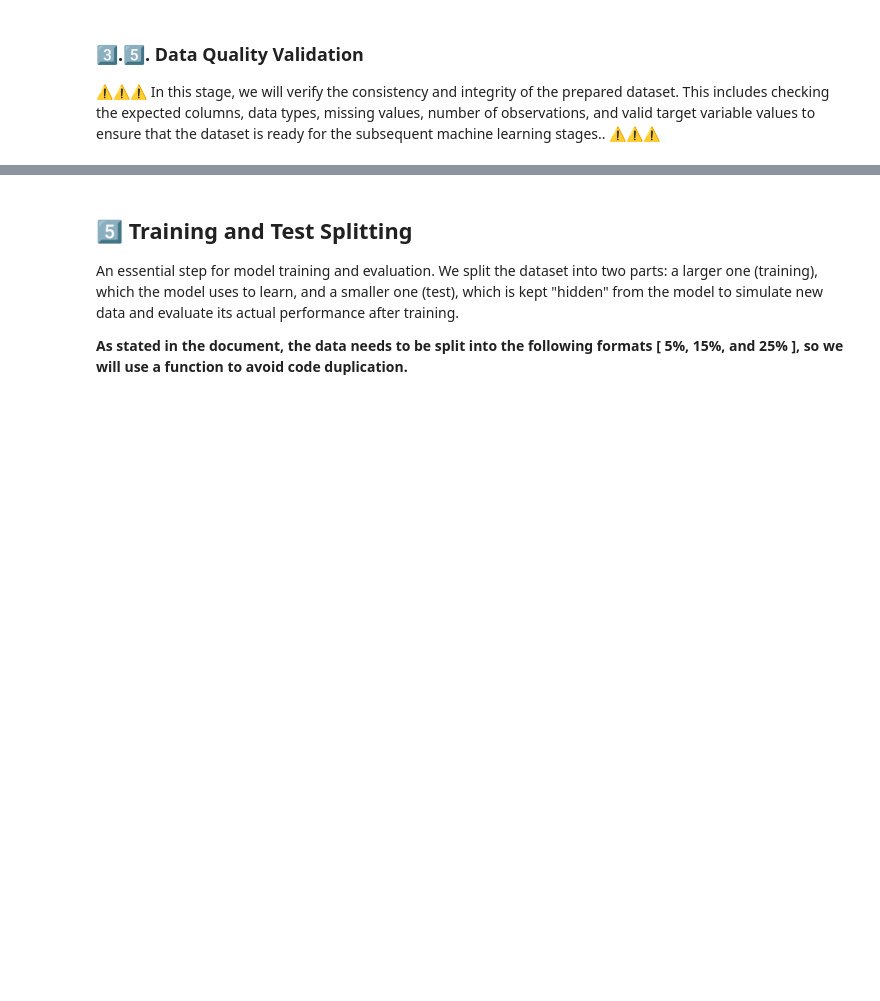
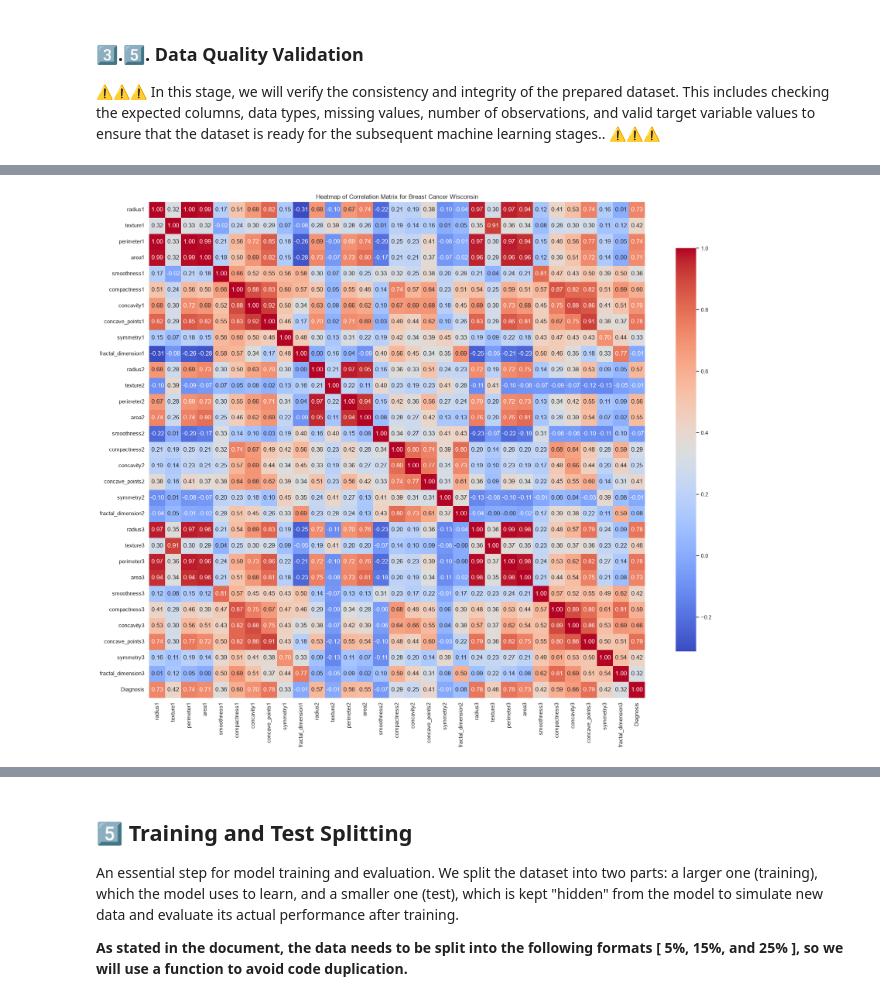
Before and after one commit to CCT-Dublin/CCT_ML_CA_01_50S, a Jupyter notebook: notebooks/CCT_ML_CA_01_50S_2026438.ipynb, the cells around one changed output, grey strips where cells are left out. Cells and saved outputs as stored; diff of their text form; code cells hidden in the pictures; blank space fills up the shorter version.

```diff
--- a/notebooks/CCT_ML_CA_01_50S_2026438.ipynb
+++ b/notebooks/CCT_ML_CA_01_50S_2026438.ipynb
@@ -491 +490,5 @@ Correlation analysis was initially used to identify relationships between featur
+# %%
+Helpful.F_correlation_matrix(df_clean, numerical_features, 2)
+# %% [output]
+[figure, added]
 # %%
```
Also changed, not shown: parts of 28 cells of this notebook.
